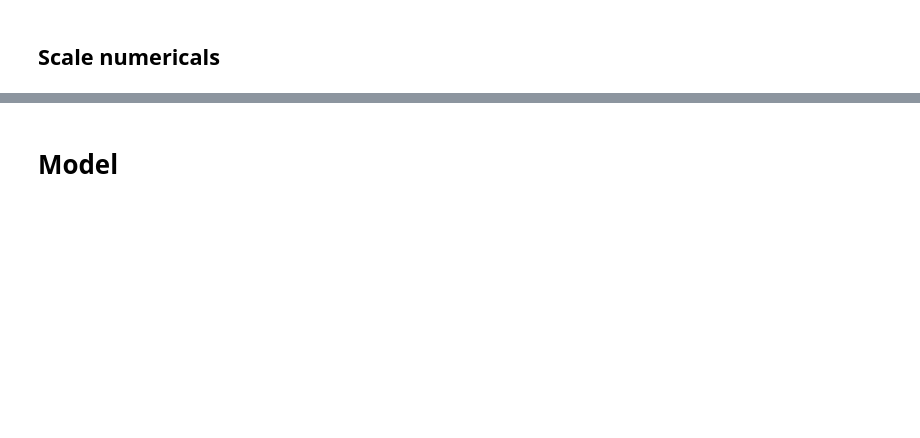
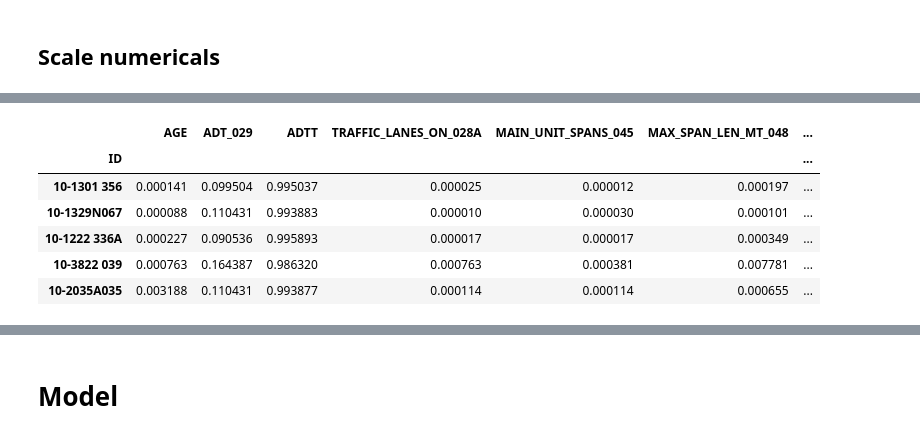
Before and after one commit to kevscon/bridge-ratings, a Jupyter notebook: modeling.ipynb, the cells around one changed output, grey strips where cells are left out. Saved outputs shown, nothing was run; the diff lists cells and outputs as text; code cells hidden in the pictures; blank space fills up the shorter version.

```diff
--- a/modeling.ipynb
+++ b/modeling.ipynb
@@ -66,0 +189,13 @@ X_num_scaled = pd.DataFrame(X_num_scaled, index=X_num.index, columns=X_num.colum
+# %%
+# transform numerical features in test set
+X_test_num_trans = norm.transform(X_test[X_num.columns])
+X_test_num_trans = pd.DataFrame(X_test_num_trans, columns=X_num.columns, index=X_test.index)
+X_test_num_trans.head()
+# %% [output]
+|  | AGE | ADT_029 | ADTT | TRAFFIC_LANES_ON_028A | MAIN_UNIT_SPANS_045 | MAX_SPAN_LEN_MT_048 | ... |
+| ID |  |  |  |  |  |  | ... |
+| 10-1301 356 | 0.000141 | 0.099504 | 0.995037 | 0.000025 | 0.000012 | 0.000197 | ... |
+| 10-1329N067 | 0.000088 | 0.110431 | 0.993883 | 0.000010 | 0.000030 | 0.000101 | ... |
+| 10-1222 336A | 0.000227 | 0.090536 | 0.995893 | 0.000017 | 0.000017 | 0.000349 | ... |
+| 10-3822 039 | 0.000763 | 0.164387 | 0.986320 | 0.000763 | 0.000381 | 0.007781 | ... |
+| 10-2035A035 | 0.003188 | 0.110431 | 0.993877 | 0.000114 | 0.000114 | 0.000655 | ... |
```
Also changed, not shown: parts of 36 cells of this notebook, 1 other file.
